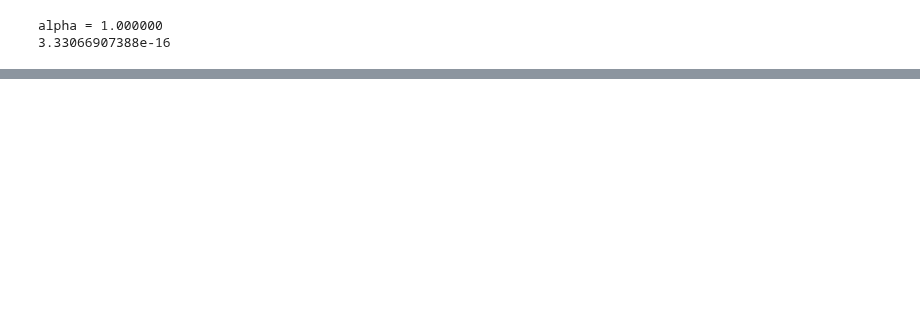
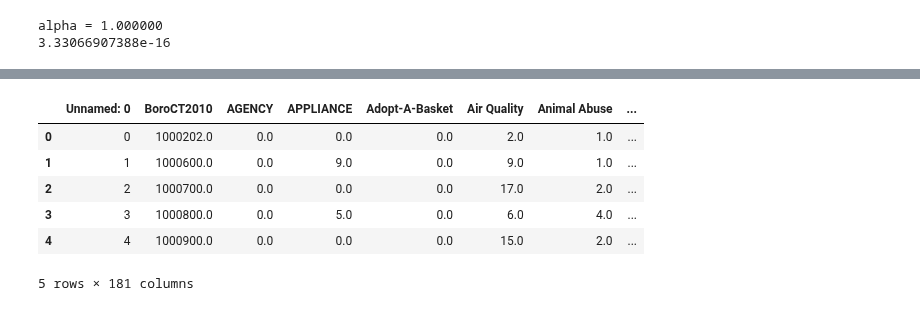
Before and after one commit to Naveed1842/Capstone, a Jupyter notebook: Lasso with feature normalization - NTA level.ipynb, the cells around one changed output, grey strips where cells are left out. Saved outputs shown, nothing was run; the diff lists cells and outputs as text; code cells hidden in the pictures; blank space fills up the shorter version.

```diff
--- a/Lasso with feature normalization - NTA level.ipynb
+++ b/Lasso with feature normalization - NTA level.ipynb
@@ -400,0 +482,15 @@ results_frame.sort('R2',ascending=False)
+# %%
+#Importing the types summary of types of call by Census tract in 2014
+calls_by_type_ct=pd.read_csv("2014_bytype.csv")
+# %%
+#Filling NA values with 0's and displaying the frame head
+calls_by_type_ct.fillna(value=0, inplace=True)
+calls_by_type_ct.head()
+# %% [output]
+|  | Unnamed: 0 | BoroCT2010 | AGENCY | APPLIANCE | Adopt-A-Basket | Air Quality | Animal Abuse | ... |
+| 0 | 0 | 1000202.0 | 0.0 | 0.0 | 0.0 | 2.0 | 1.0 | ... |
+| 1 | 1 | 1000600.0 | 0.0 | 9.0 | 0.0 | 9.0 | 1.0 | ... |
+| 2 | 2 | 1000700.0 | 0.0 | 0.0 | 0.0 | 17.0 | 2.0 | ... |
+| 3 | 3 | 1000800.0 | 0.0 | 5.0 | 0.0 | 6.0 | 4.0 | ... |
+| 4 | 4 | 1000900.0 | 0.0 | 0.0 | 0.0 | 15.0 | 2.0 | ... |
+5 rows × 181 columns
```
Also changed, not shown: parts of 92 cells of this notebook.
